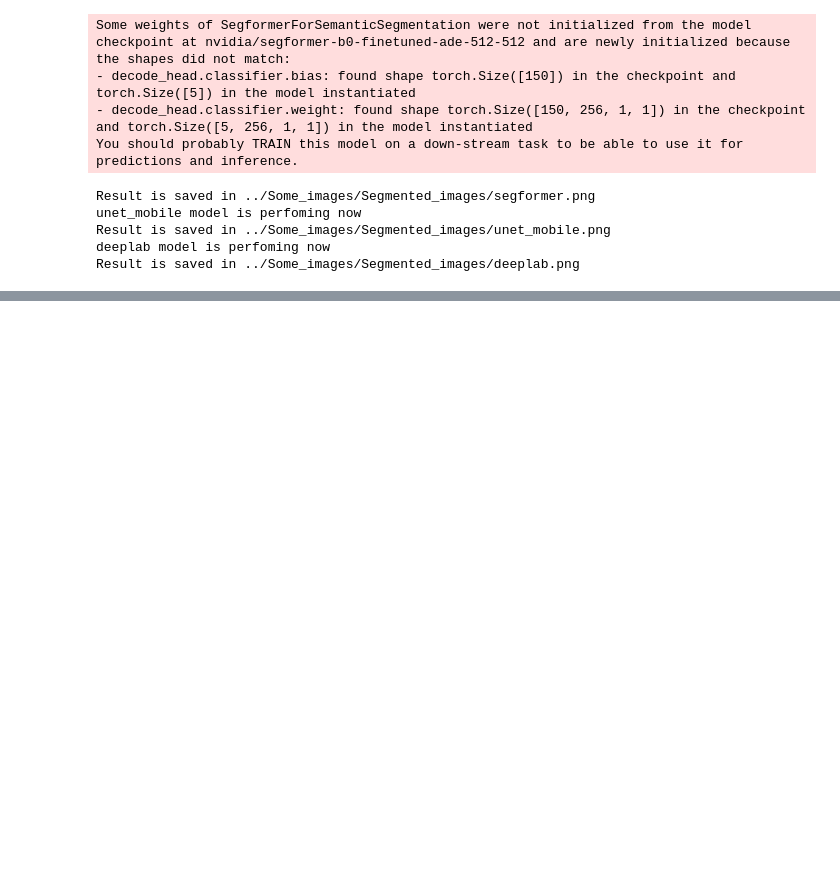
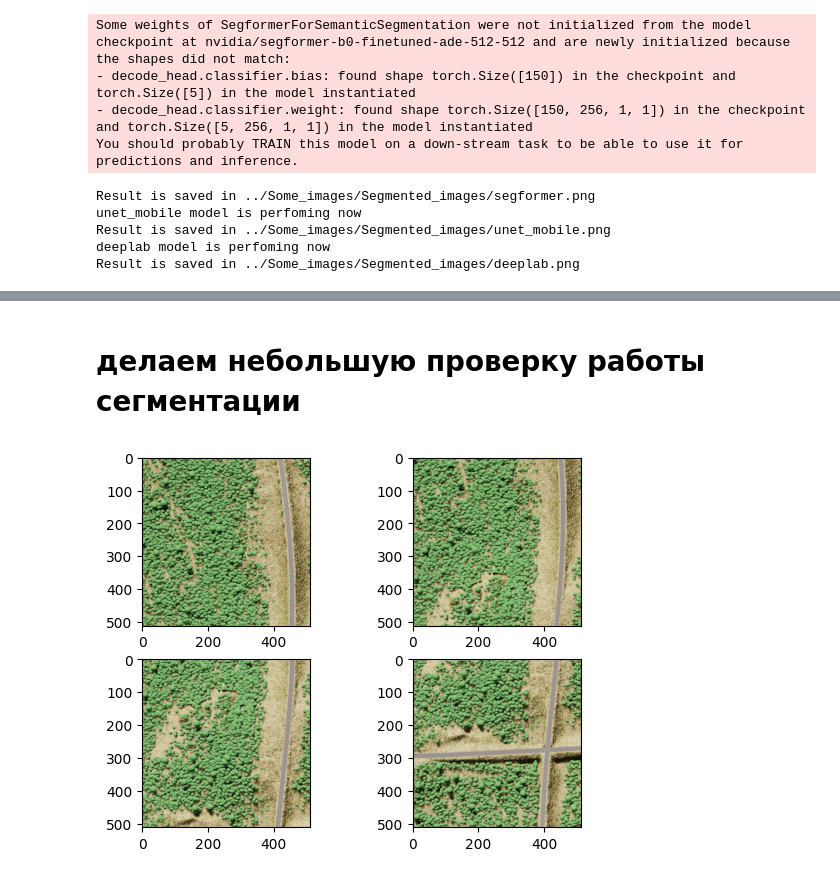
Before and after one commit to EvgeniyMarchuk/BOSK, a Jupyter notebook: notebooks/big_picture_segmentation.ipynb, the cells around one changed output, grey strips where cells are left out. Cells and saved outputs as stored; diff of their text form; code cells hidden in the pictures; blank space fills up the shorter version.

```diff
--- a/notebooks/big_picture_segmentation.ipynb
+++ b/notebooks/big_picture_segmentation.ipynb
@@ -65,0 +107,10 @@ Result is saved in ../Some_images/Segmented_images/deeplab.png
+# %% [markdown]
+# делаем небольшую проверку работы сегментации
+# %%
+fig, axes = plt.subplots(2, 2)
+for i in range(4):
+    row = i // 2
+    col = i % 2
+    axes[row, col].imshow(patches[132+i])
+# %% [output]
+[figure, added]
```
Also changed, not shown: parts of 8 cells of this notebook, 4 other files.
